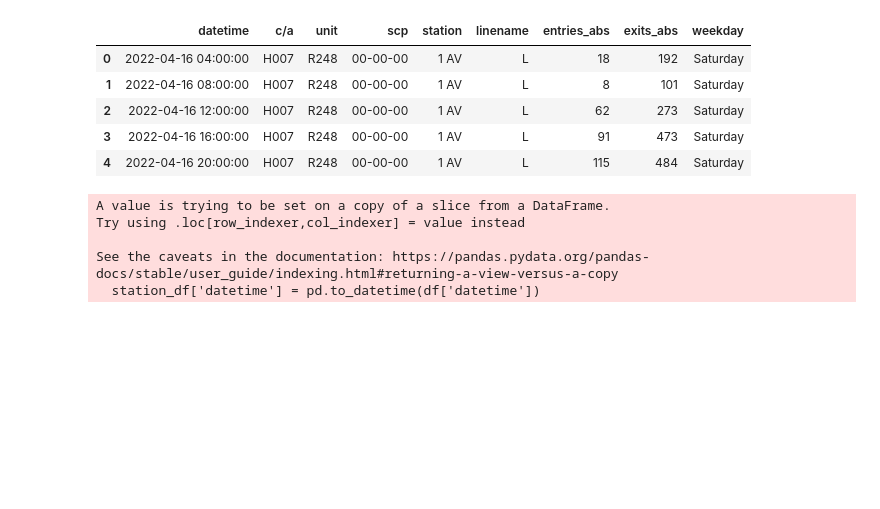
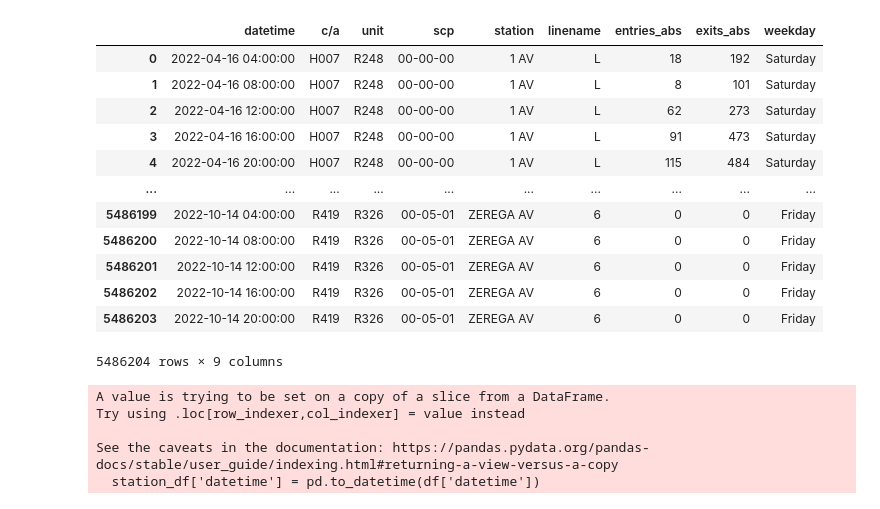
Before and after one commit to lmarett8/nyc_subway_traffic, a Jupyter notebook: notebooks/06_Model_Generator.ipynb, the cells around one changed output. Drawn from its saved outputs; the diff is of its cells as text; code cells hidden in the pictures; blank space fills up the shorter version.

```diff
--- a/notebooks/06_Model_Generator.ipynb
+++ b/notebooks/06_Model_Generator.ipynb
@@ -11,14 +11,21 @@ from statsmodels.tsa.arima.model import ARIMA
 # %%
 # Reading in data for station
 df = pd.read_csv('../data/df_cleaned_year.csv')
-df.head()
+df
 # %% [output]
 |  | datetime | c/a | unit | scp | station | linename | entries_abs | exits_abs | weekday |
 | 0 | 2022-04-16 04:00:00 | H007 | R248 | 00-00-00 | 1 AV | L | 18 | 192 | Saturday |
 | 1 | 2022-04-16 08:00:00 | H007 | R248 | 00-00-00 | 1 AV | L | 8 | 101 | Saturday |
 | 2 | 2022-04-16 12:00:00 | H007 | R248 | 00-00-00 | 1 AV | L | 62 | 273 | Saturday |
 | 3 | 2022-04-16 16:00:00 | H007 | R248 | 00-00-00 | 1 AV | L | 91 | 473 | Saturday |
 | 4 | 2022-04-16 20:00:00 | H007 | R248 | 00-00-00 | 1 AV | L | 115 | 484 | Saturday |
+| ... | ... | ... | ... | ... | ... | ... | ... | ... | ... |
+| 5486199 | 2022-10-14 04:00:00 | R419 | R326 | 00-05-01 | ZEREGA AV | 6 | 0 | 0 | Friday |
+| 5486200 | 2022-10-14 08:00:00 | R419 | R326 | 00-05-01 | ZEREGA AV | 6 | 0 | 0 | Friday |
+| 5486201 | 2022-10-14 12:00:00 | R419 | R326 | 00-05-01 | ZEREGA AV | 6 | 0 | 0 | Friday |
+| 5486202 | 2022-10-14 16:00:00 | R419 | R326 | 00-05-01 | ZEREGA AV | 6 | 0 | 0 | Friday |
+| 5486203 | 2022-10-14 20:00:00 | R419 | R326 | 00-05-01 | ZEREGA AV | 6 | 0 | 0 | Friday |
+5486204 rows × 9 columns
 # %%
 def get_station_dataframe(df, station):
     station_df = df[df['station'] == station]
```
Also changed, not shown: parts of 1 cell of this notebook.
